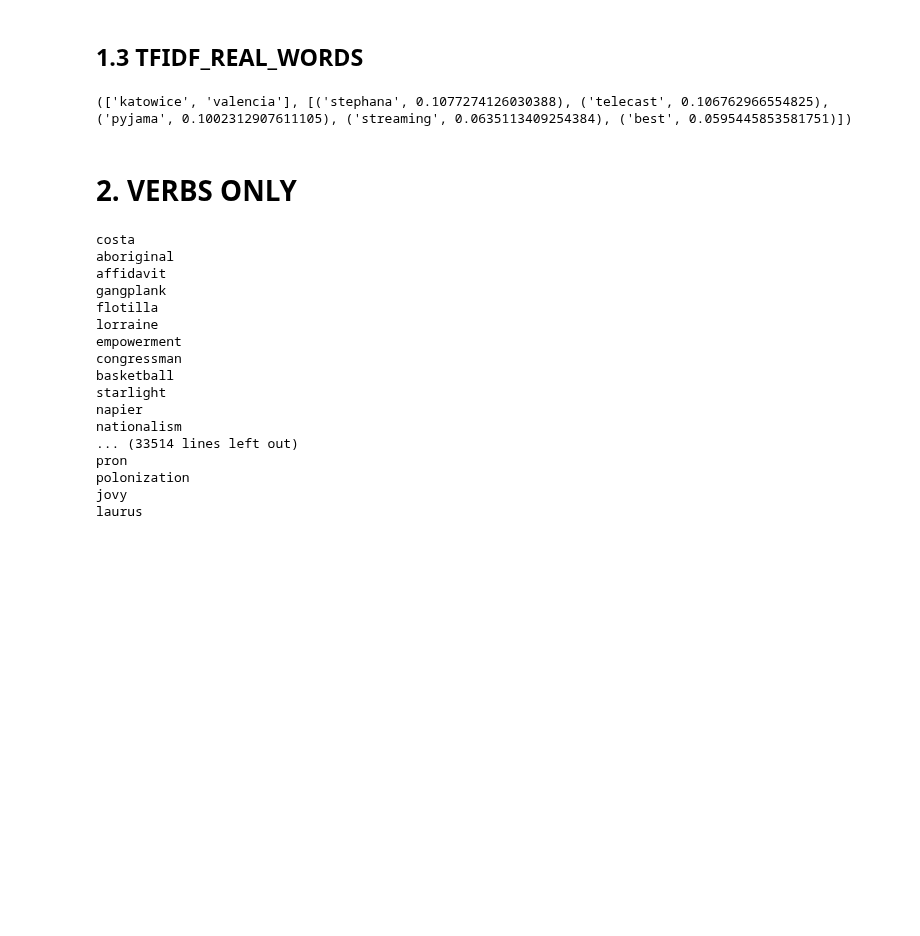
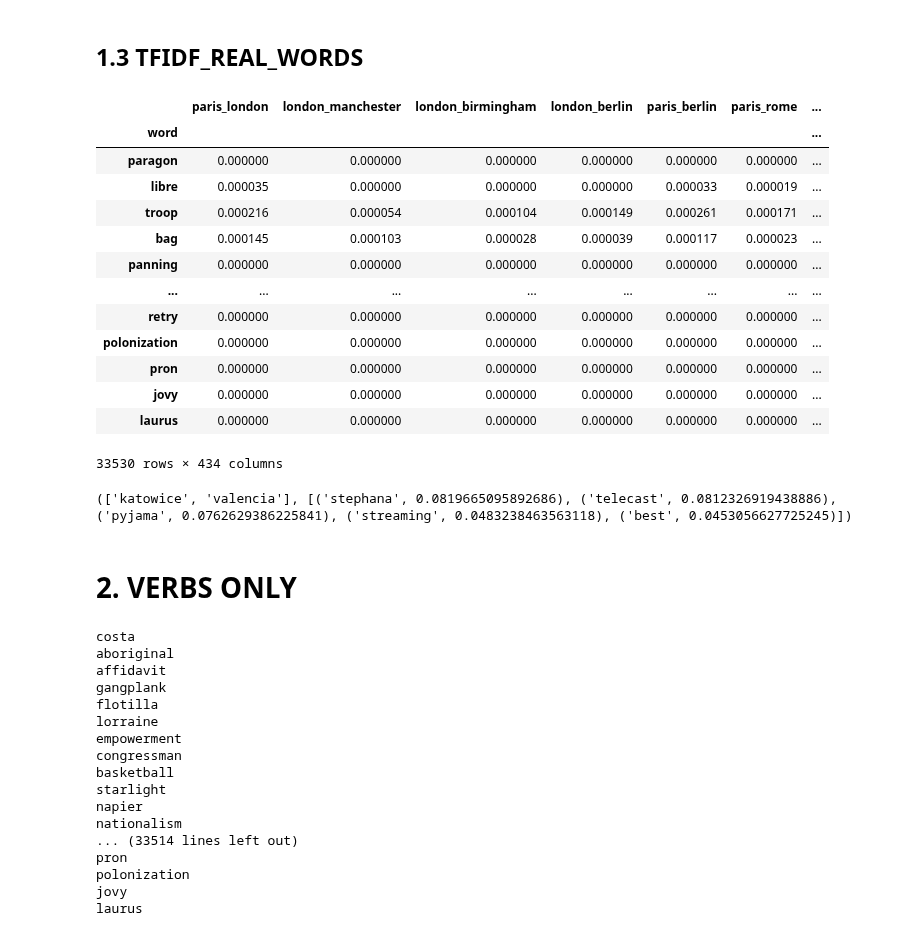
Before and after one commit to seriousdeejay/citynet, a Jupyter notebook: src/analyses/Diederik/2 Wordcloud.ipynb, the cells around one changed output. Drawn from its saved outputs; the diff is of its cells as text; code cells hidden in the pictures; blank space fills up the shorter version.

```diff
--- a/src/analyses/Diederik/2 Wordcloud.ipynb
+++ b/src/analyses/Diederik/2 Wordcloud.ipynb
@@ -104,16 +118,32 @@ create_wordcloud_from_df(tf, WORDCLOUD_LOCATION=WORDCLOUD_LOCATION, OVERRIDE_OLD
 # %% [markdown]
 ## 1.3 TFIDF_REAL_WORDS
 # %%
-TFIDF_PATH = '../../../../data/tfidf_nouns_real_words.csv'
+TFIDF_PATH = '../../../../data/word_frequencies/tfidf_nouns_real_words.csv'
 
 tfidf = pd.read_csv(TFIDF_PATH)
 tfidf.set_index('word', inplace=True)
+tfidf
+# %% [output]
+|  | paris_london | london_manchester | london_birmingham | london_berlin | paris_berlin | paris_rome | ... |
+| word |  |  |  |  |  |  | ... |
+| paragon | 0.000000 | 0.000000 | 0.000000 | 0.000000 | 0.000000 | 0.000000 | ... |
+| libre | 0.000035 | 0.000000 | 0.000000 | 0.000000 | 0.000033 | 0.000019 | ... |
+| troop | 0.000216 | 0.000054 | 0.000104 | 0.000149 | 0.000261 | 0.000171 | ... |
+| bag | 0.000145 | 0.000103 | 0.000028 | 0.000039 | 0.000117 | 0.000023 | ... |
+| panning | 0.000000 | 0.000000 | 0.000000 | 0.000000 | 0.000000 | 0.000000 | ... |
+| ... | ... | ... | ... | ... | ... | ... | ... |
+| retry | 0.000000 | 0.000000 | 0.000000 | 0.000000 | 0.000000 | 0.000000 | ... |
+| polonization | 0.000000 | 0.000000 | 0.000000 | 0.000000 | 0.000000 | 0.000000 | ... |
+| pron | 0.000000 | 0.000000 | 0.000000 | 0.000000 | 0.000000 | 0.000000 | ... |
+| jovy | 0.000000 | 0.000000 | 0.000000 | 0.000000 | 0.000000 | 0.000000 | ... |
+| laurus | 0.000000 | 0.000000 | 0.000000 | 0.000000 | 0.000000 | 0.000000 | ... |
+33530 rows × 434 columns
 # %%
-WORDCLOUD_LOCATION = f'../../../../data/wordclouds/NOUNS/TFIDF_30/'
+WORDCLOUD_LOCATION = f'../../../../data/wordclouds/real_words/nouns/TFIDF_30/'
 
 create_wordcloud_from_df(tfidf, WORDCLOUD_LOCATION=WORDCLOUD_LOCATION, OVERRIDE_OLD_WORDCLOUDS=True)
 # %% [output]
-(['katowice', 'valencia'], [('stephana', 0.1077274126030388), ('telecast', 0.106762966554825), ('pyjama', 0.1002312907611105), ('streaming', 0.0635113409254384), ('best', 0.0595445853581751)])
+(['katowice', 'valencia'], [('stephana', 0.0819665095892686), ('telecast', 0.0812326919438886), ('pyjama', 0.0762629386225841), ('streaming', 0.0483238463563118), ('best', 0.0453056627725245)])
 # %%
 '''
 batch = 'biggest_cities_30'
```
Also changed, not shown: parts of 30 cells of this notebook, 1 other file.
